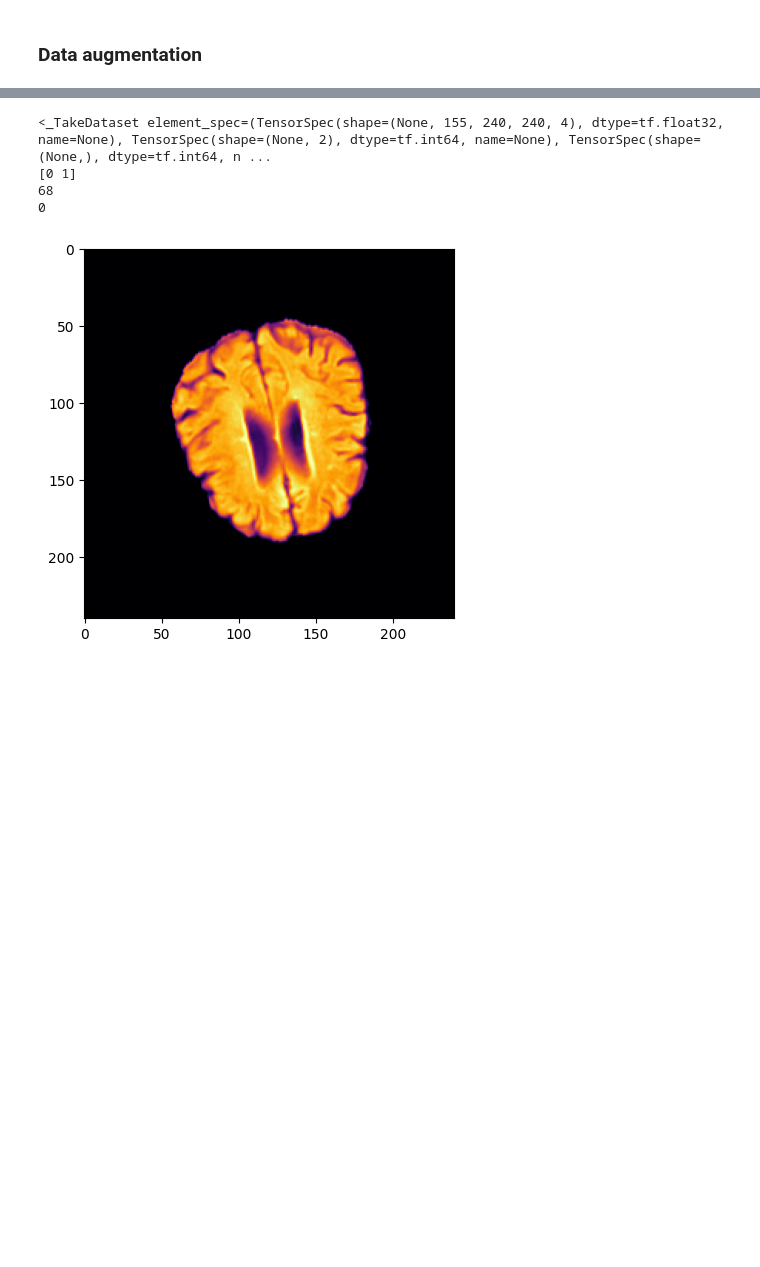
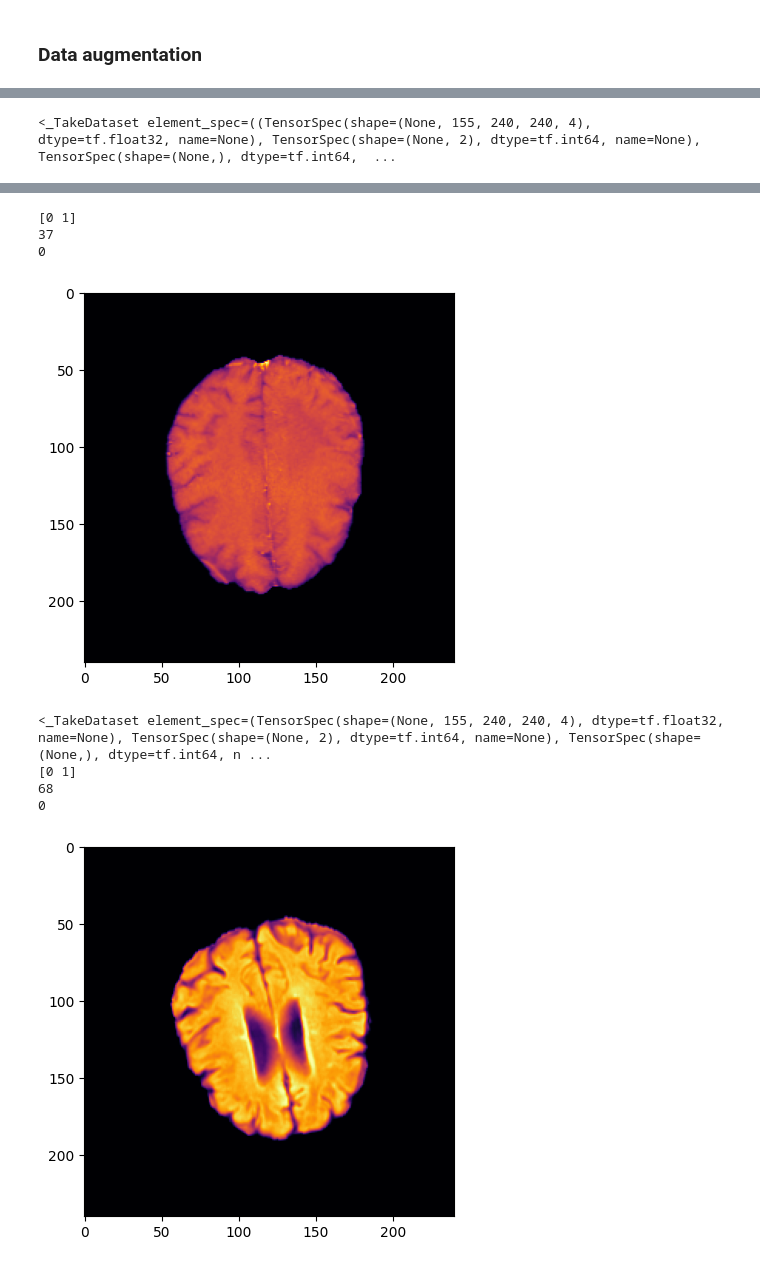
Before and after one commit to LennartPhil/Brain_Mets_Classification, a Jupyter notebook: notebooks/testing/tfr_testing_station.ipynb, the cells around one changed output, grey strips where cells are left out. Cells and saved outputs as stored; diff of their text form; code cells hidden in the pictures; blank space fills up the shorter version.

```diff
--- a/notebooks/testing/tfr_testing_station.ipynb
+++ b/notebooks/testing/tfr_testing_station.ipynb
@@ -107,7 +107,7 @@ for record in data.take(1):
 ## one file per patient
 # %%
 #path_to_tfr_folder = Path("/Users/LennartPhilipp/Desktop/testing_data/derivatives/TFRecords/all_pats_single")
-path_to_tfr_folder = Path("/Users/LennartPhilipp/Desktop/testing_data/derivatives/TFRecords/remote_tfrecords")
+path_to_tfr_folder = Path("/Users/LennartPhilipp/Desktop/testing_data/derivatives/TFRecords.tmp/remote_tfrecords")
 # %% [markdown]
 ### Get all tfrecord files
 # %%
@@ -174,3 +176,5 @@ data_augmentation = tf.keras.Sequential([
         fill_mode = "nearest"
     )
 ])
+# %%
+batch_size = 5
@@ -221,0 +275,11 @@ train_data.take(1)
+# %%
+train_data = train_data.take(1)
+print(train_data)
+for (image, sex, age,), primary in train_data:
+    print(sex.numpy()[0])
+    print(age.numpy()[0])
+    print(primary.numpy()[0])
+    numpy_image = image.numpy()
+    plt.imshow(numpy_image[0][100, :, :, 0], cmap="inferno")
+# %% [output]
+<_TakeDataset element_spec=((TensorSpec(shape=(None, 155, 240, 240, 4), dtype=tf.float32, name=None), TensorSpec(shape=(None, 2), dtype=tf.int64, name=None), TensorSpec(shape=(None,), dtype=tf.int64,  ...
@@ -222,3 +289,7 @@ train_data.take(1)
+[0 1]
+37
+0
+[figure, added]
 # %%
 test_data = test_data.take(1)
 print(test_data)
```
Also changed, not shown: parts of 9 cells of this notebook.
